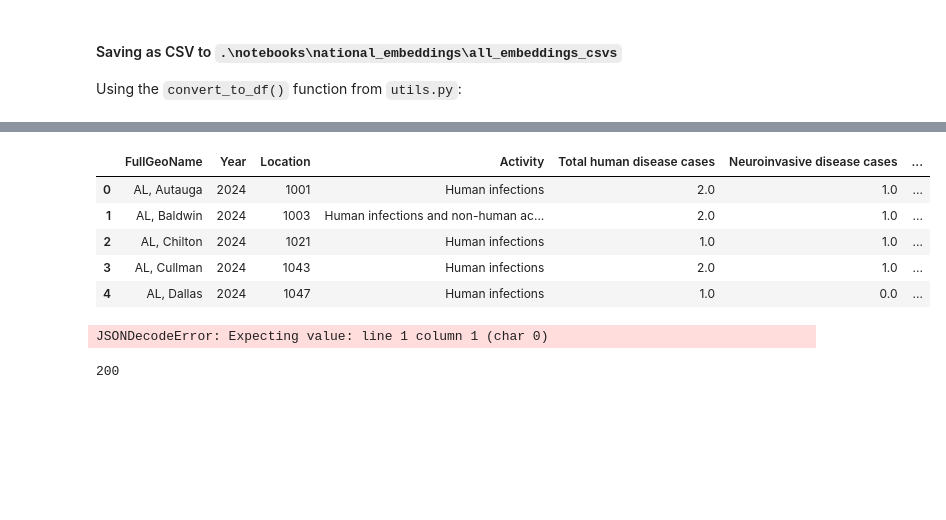
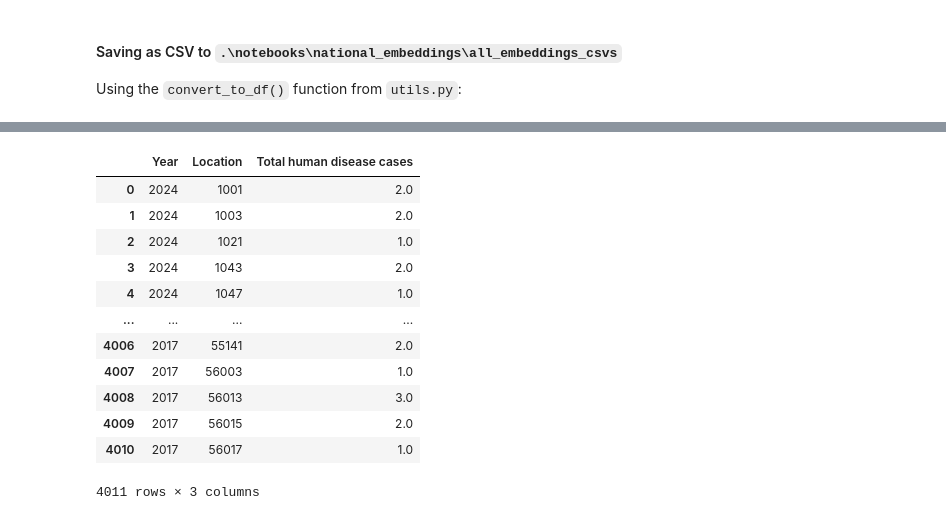
Before and after one commit to Amoreno73/wnv_embeddings, a Jupyter notebook: notebooks/national_embeddings/states_data_cleaning.ipynb, the cells around one changed output, grey strips where cells are left out. Drawn from its saved outputs; the diff is of its cells as text; code cells hidden in the pictures; blank space fills up the shorter version.

```diff
--- a/notebooks/national_embeddings/states_data_cleaning.ipynb
+++ b/notebooks/national_embeddings/states_data_cleaning.ipynb
@@ -77,36 +74,24 @@ This is a preview of WNV County Cases from 1999 to 2024.
 # %%
-cases = pd.read_csv("./national_wnv_case_data/wnv_county_cases_1999_2024.csv")
-cases.head()
+###### filtering ######
+
+# remove entries that come before 2017
+cases = cases[cases["Year"]>=2017]
+# remove any rows with 0 total human disease cases
+cases = cases[cases["Total human disease cases"]>0]
+# only keep relevant columns
+cases = cases.drop(columns=["FullGeoName", "Activity", "Neuroinvasive disease cases", "**Presumptive viremic blood donors", "Notes"]).reset_index(drop=True)
+cases
 # %% [output]
-|  | FullGeoName | Year | Location | Activity | Total human disease cases | Neuroinvasive disease cases | ... |
-| 0 | AL, Autauga | 2024 | 1001 | Human infections | 2.0 | 1.0 | ... |
-| 1 | AL, Baldwin | 2024 | 1003 | Human infections and non-human ac... | 2.0 | 1.0 | ... |
-| 2 | AL, Chilton | 2024 | 1021 | Human infections | 1.0 | 1.0 | ... |
-| 3 | AL, Cullman | 2024 | 1043 | Human infections | 2.0 | 1.0 | ... |
-| 4 | AL, Dallas | 2024 | 1047 | Human infections | 1.0 | 0.0 | ... |
+|  | Year | Location | Total human disease cases |
+| 0 | 2024 | 1001 | 2.0 |
+| 1 | 2024 | 1003 | 2.0 |
+| 2 | 2024 | 1021 | 1.0 |
+| 3 | 2024 | 1043 | 2.0 |
+| 4 | 2024 | 1047 | 1.0 |
+| ... | ... | ... | ... |
+| 4006 | 2017 | 55141 | 2.0 |
+| 4007 | 2017 | 56003 | 1.0 |
+| 4008 | 2017 | 56013 | 3.0 |
+| 4009 | 2017 | 56015 | 2.0 |
+| 4010 | 2017 | 56017 | 1.0 |
+4011 rows × 3 columns
-# %%
-for year in range(2017, 2024 + 1):
-  csv_save_path = f"./all_county_populations/{year}_national_populations.csv"
-
-  # * is a wildcard for all counties
-  url = f"https://api.census.gov/data/{year}/pep/population?get=GEONAME,POP&for=county:*"
-  r = requests.get(url)
-  data = r.json()
-
-  # data[1:] = all rows except header, data[0] = header
-  df = pd.DataFrame(data[1:], columns=data[0])
-  df["year"] = year
-  df["GEOID"] = df["state"] + df["county"]
-
-  df.to_csv(csv_save_path, index=False)
-# %% [output]
-JSONDecodeError: Expecting value: line 1 column 1 (char 0)
-# %%
-url = (
-    "https://api.census.gov/data/2018/pep/population"
-    "?get=GEONAME,POP&for=county:*&in=state:*"
-)
-r = requests.get(url)
-print(r.status_code)
-# %% [output]
-200
```
Also changed, not shown: parts of 17 cells of this notebook, 52 other files.
